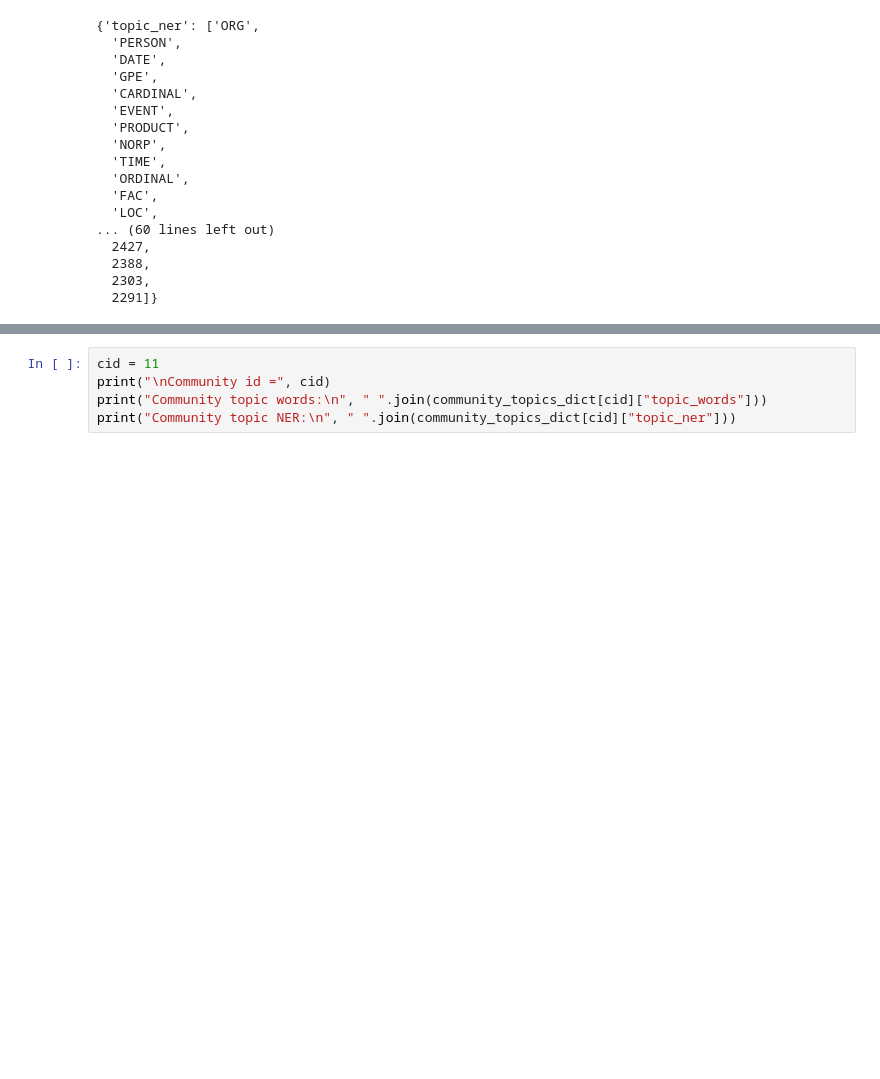
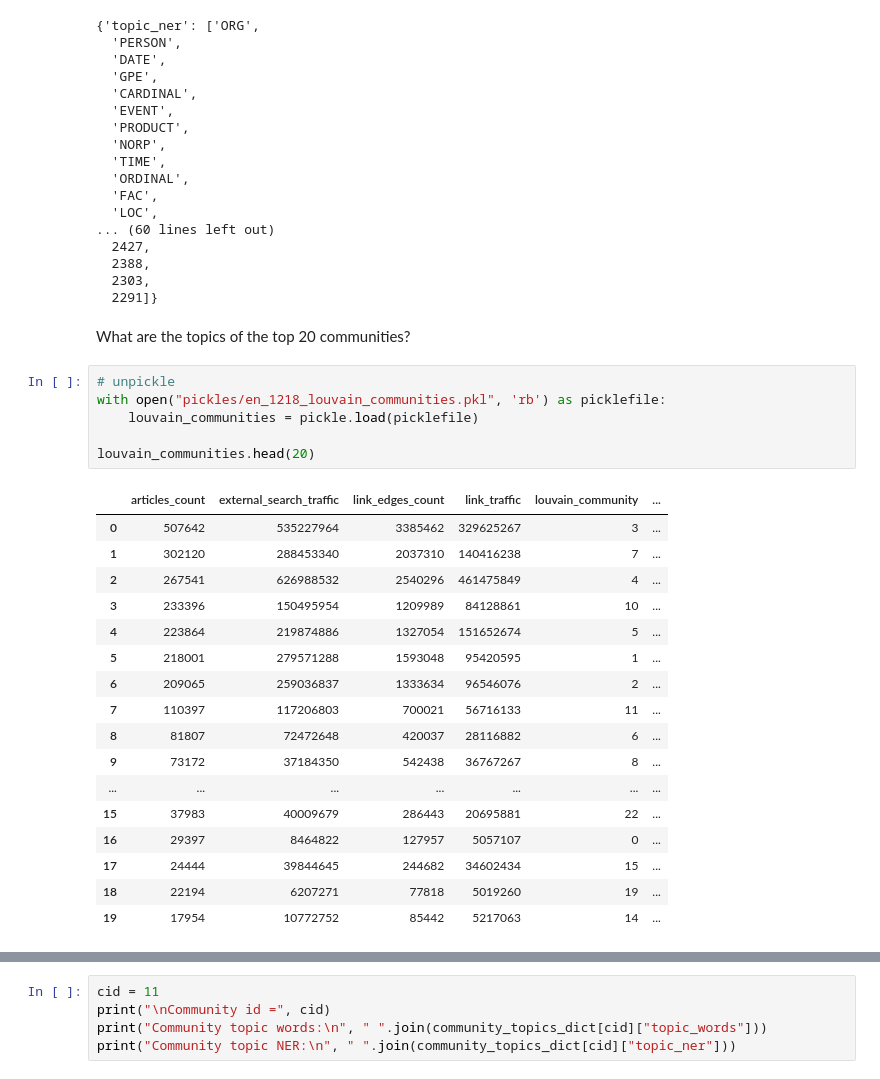
Before and after one commit to 33eyes/wiki-clickstream-graph, a Jupyter notebook: English_Wikipedia_NLP_AWS.ipynb, the cells around one changed output, grey strips where cells are left out. Saved outputs shown, nothing was run; the diff lists cells and outputs as text; blank space fills up the shorter version.

```diff
--- a/English_Wikipedia_NLP_AWS.ipynb
+++ b/English_Wikipedia_NLP_AWS.ipynb
@@ -1182,3 +1182,29 @@ community_topics_dict[22]
   2388,
   2303,
   2291]}
+# %% [markdown]
+What are the topics of the top 20 communities?
+# %%
+# unpickle
+with open("pickles/en_1218_louvain_communities.pkl", 'rb') as picklefile:
+    louvain_communities = pickle.load(picklefile)
+
+louvain_communities.head(20)
+# %% [output]
+|  | articles_count | external_search_traffic | link_edges_count | link_traffic | louvain_community | ... |
+| 0 | 507642 | 535227964 | 3385462 | 329625267 | 3 | ... |
+| 1 | 302120 | 288453340 | 2037310 | 140416238 | 7 | ... |
+| 2 | 267541 | 626988532 | 2540296 | 461475849 | 4 | ... |
+| 3 | 233396 | 150495954 | 1209989 | 84128861 | 10 | ... |
+| 4 | 223864 | 219874886 | 1327054 | 151652674 | 5 | ... |
+| 5 | 218001 | 279571288 | 1593048 | 95420595 | 1 | ... |
+| 6 | 209065 | 259036837 | 1333634 | 96546076 | 2 | ... |
+| 7 | 110397 | 117206803 | 700021 | 56716133 | 11 | ... |
+| 8 | 81807 | 72472648 | 420037 | 28116882 | 6 | ... |
+| 9 | 73172 | 37184350 | 542438 | 36767267 | 8 | ... |
+| ... | ... | ... | ... | ... | ... | ... |
+| 15 | 37983 | 40009679 | 286443 | 20695881 | 22 | ... |
+| 16 | 29397 | 8464822 | 127957 | 5057107 | 0 | ... |
+| 17 | 24444 | 39844645 | 244682 | 34602434 | 15 | ... |
+| 18 | 22194 | 6207271 | 77818 | 5019260 | 19 | ... |
+| 19 | 17954 | 10772752 | 85442 | 5217063 | 14 | ... |
```
Also changed, not shown: parts of 2 cells of this notebook, 1 other file.
